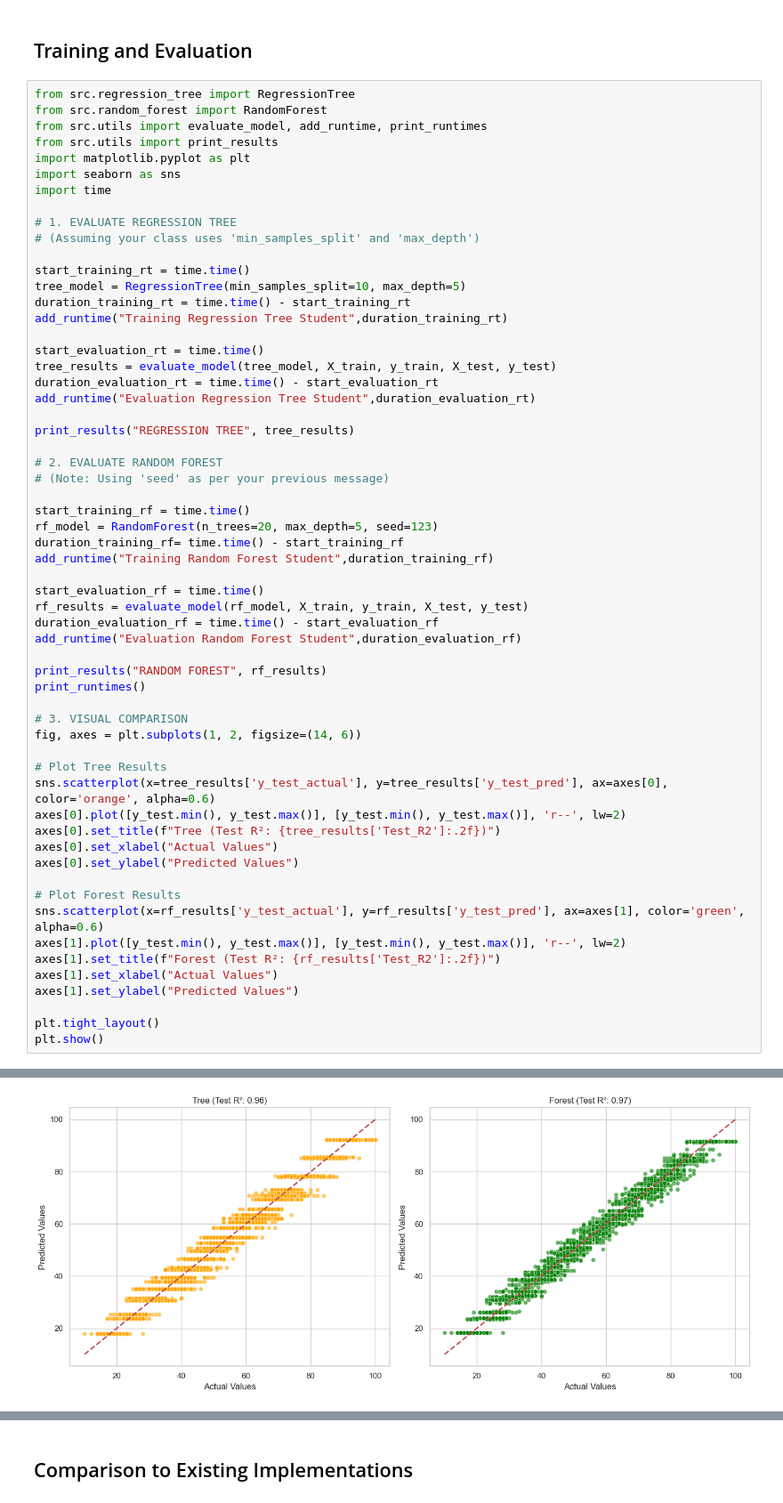
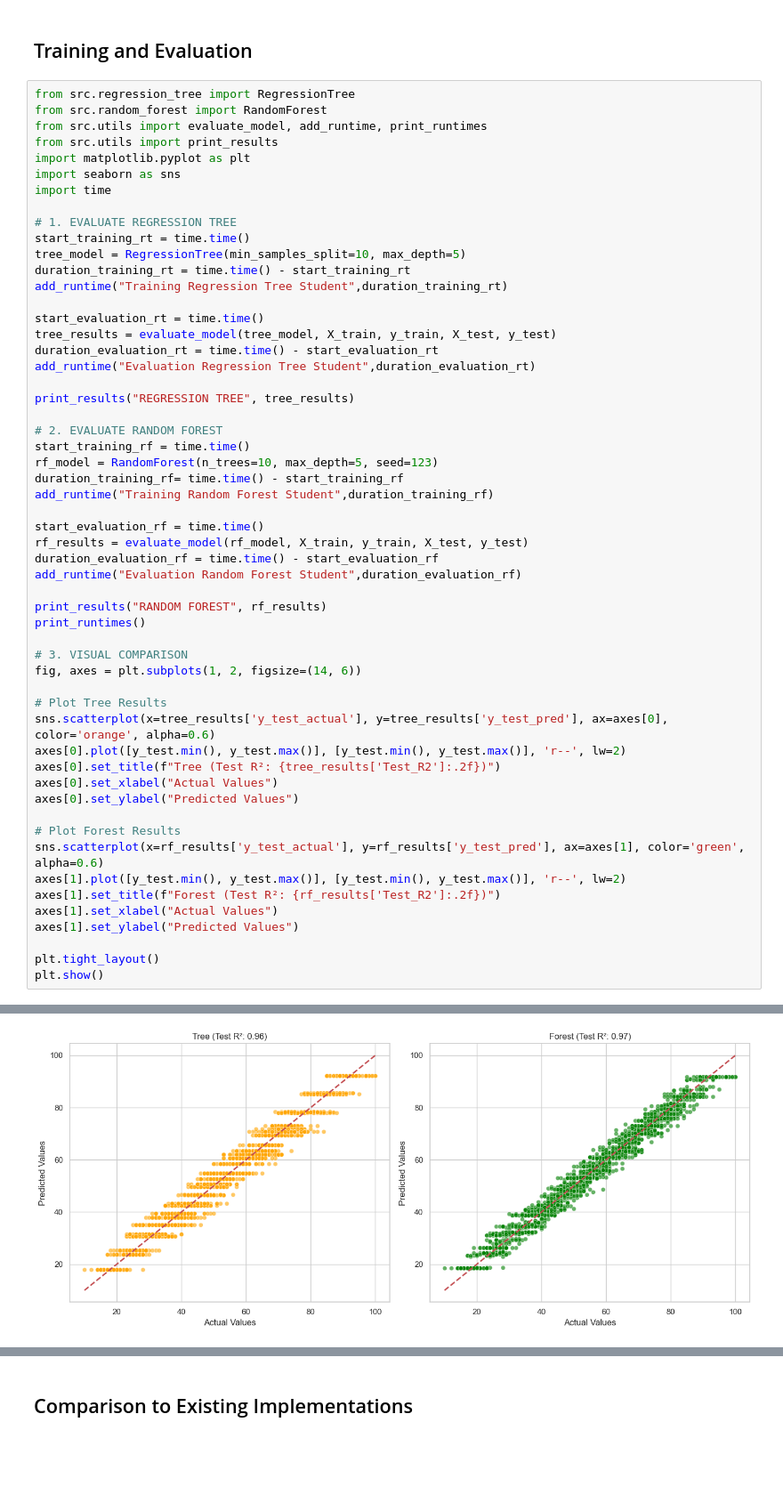
Before and after one commit to simon-groebner/Machine-Learning-Exercise-2, a Jupyter notebook: notebooks/02_Student_Performance_Analysis.ipynb, the cells around one changed output, grey strips where cells are left out. Shown at 89% size. Drawn from its saved outputs; the diff is of its cells as text; blank space fills up the shorter version.

```diff
--- a/notebooks/02_Student_Performance_Analysis.ipynb
+++ b/notebooks/02_Student_Performance_Analysis.ipynb
@@ -114,8 +114,6 @@ import seaborn as sns
 import time
 
 # 1. EVALUATE REGRESSION TREE
-# (Assuming your class uses 'min_samples_split' and 'max_depth')
-
 start_training_rt = time.time()
 tree_model = RegressionTree(min_samples_split=10, max_depth=5)
 duration_training_rt = time.time() - start_training_rt
@@ -129,10 +127,8 @@ add_runtime("Evaluation Regression Tree Student",duration_evaluation_rt)
 print_results("REGRESSION TREE", tree_results)
 
 # 2. EVALUATE RANDOM FOREST
-# (Note: Using 'seed' as per your previous message)
-
 start_training_rf = time.time()
-rf_model = RandomForest(n_trees=20, max_depth=5, seed=123)
+rf_model = RandomForest(n_trees=10, max_depth=5, seed=123)
 duration_training_rf= time.time() - start_training_rf
 add_runtime("Training Random Forest Student",duration_training_rf)
 
@@ -187 +180 @@ Evaluation Random Forest Student: 5.2487 s
-[figure, old version]
+[figure, new version]
```
Also changed, not shown: parts of 3 cells of this notebook, 3 other files.
